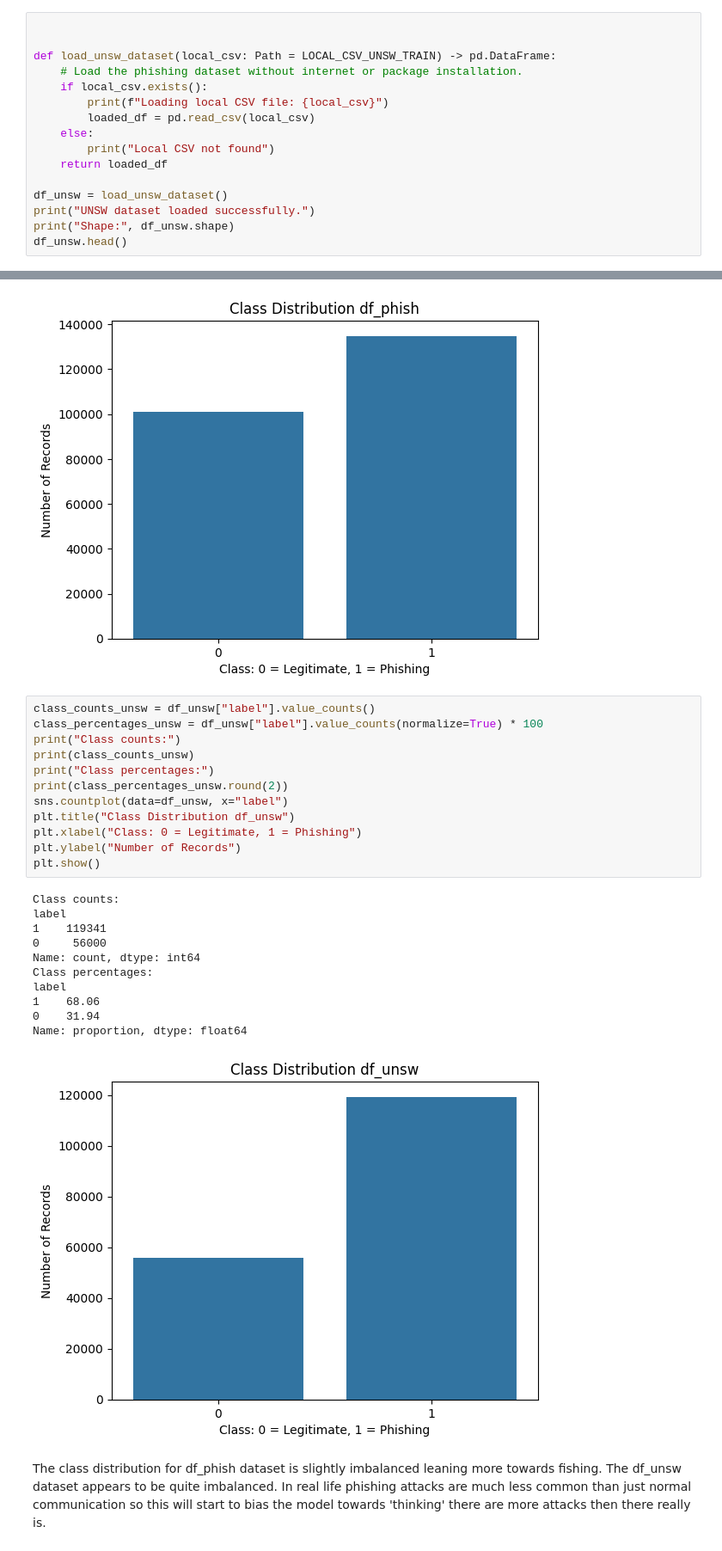
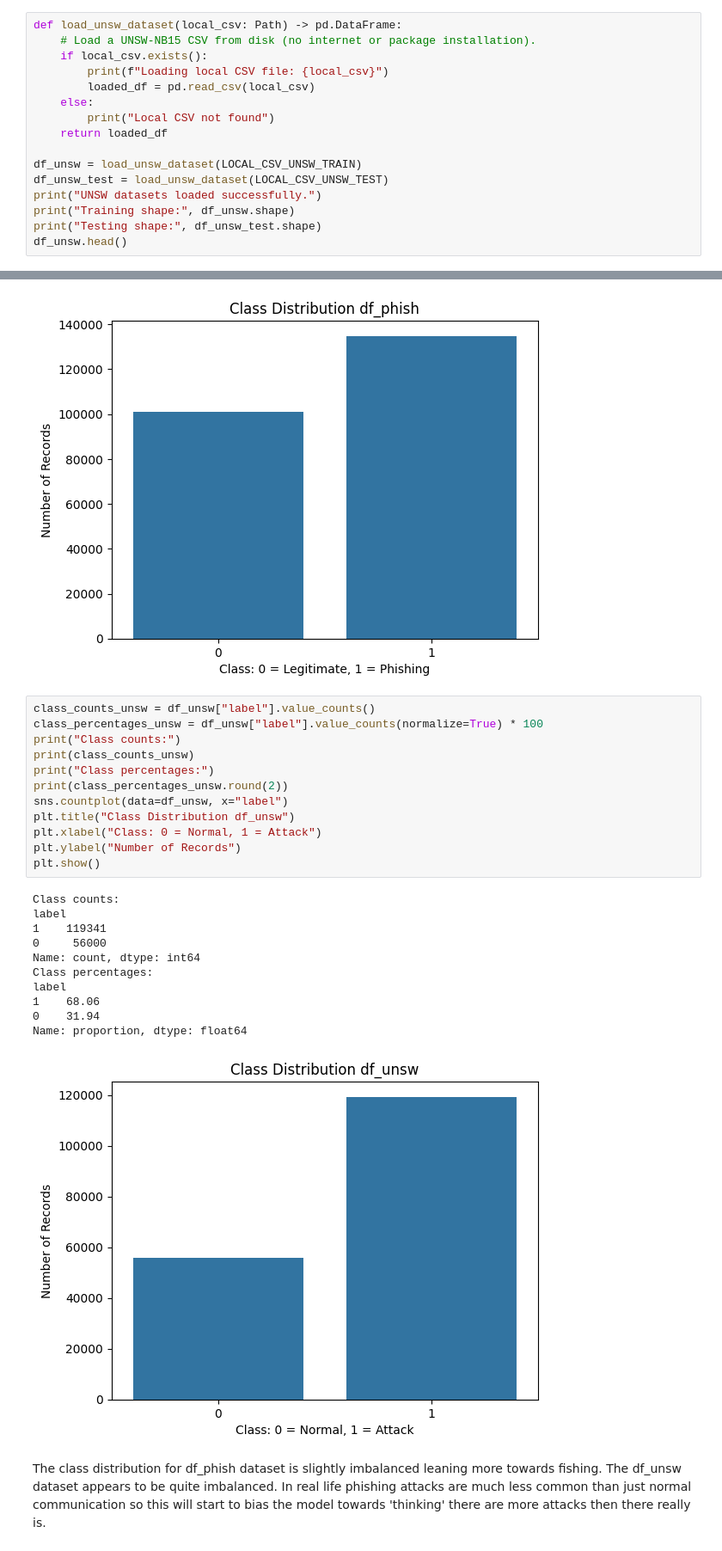
Before and after one commit to blbaum/aiForSecurity, a Jupyter notebook: module2/Assignment1-Baum.ipynb, the cells around one changed output, grey strips where cells are left out. Shown at 86% size. Saved outputs shown, nothing was run; the diff lists cells and outputs as text.

```diff
--- a/module2/Assignment1-Baum.ipynb
+++ b/module2/Assignment1-Baum.ipynb
@@ -65,10 +66,8 @@ Shape: (235795, 56)
 | 3 | 554095.txt | https://www.sfnmjournal.com | 26 | www.sfnmjournal.com | 19 | 0 | com | 100.0 | ... |
 | 4 | 151578.txt | https://www.rewildingargentina.org | 33 | www.rewildingargentina.org | 26 | 0 | org | 100.0 | ... |
 # %%
-
-
-def load_unsw_dataset(local_csv: Path = LOCAL_CSV_UNSW_TRAIN) -> pd.DataFrame:
-    # Load the phishing dataset without internet or package installation.
+def load_unsw_dataset(local_csv: Path) -> pd.DataFrame:
+    # Load a UNSW-NB15 CSV from disk (no internet or package installation).
     if local_csv.exists():
         print(f"Loading local CSV file: {local_csv}")
         loaded_df = pd.read_csv(local_csv)
@@ -76,9 +75,11 @@ def load_unsw_dataset(local_csv: Path = LOCAL_CSV_UNSW_TRAIN) -> pd.DataFrame:
         print("Local CSV not found")
     return loaded_df
 
-df_unsw = load_unsw_dataset()
-print("UNSW dataset loaded successfully.")
-print("Shape:", df_unsw.shape)
+df_unsw = load_unsw_dataset(LOCAL_CSV_UNSW_TRAIN)
+df_unsw_test = load_unsw_dataset(LOCAL_CSV_UNSW_TEST)
+print("UNSW datasets loaded successfully.")
+print("Training shape:", df_unsw.shape)
+print("Testing shape:", df_unsw_test.shape)
 df_unsw.head()
 # %% [output]
 Loading local CSV file: UNSW_NB15_training-set.csv
@@ -193,27 +196,27 @@ Name: proportion, dtype: float64
 # %%
 class_counts_unsw = df_unsw["label"].value_counts()
 class_percentages_unsw = df_unsw["label"].value_counts(normalize=True) * 100
 print("Class counts:")
 print(class_counts_unsw)
 print("Class percentages:")
 print(class_percentages_unsw.round(2))
 sns.countplot(data=df_unsw, x="label")
 plt.title("Class Distribution df_unsw")
-plt.xlabel("Class: 0 = Legitimate, 1 = Phishing")
+plt.xlabel("Class: 0 = Normal, 1 = Attack")
 plt.ylabel("Number of Records")
 plt.show()
 # %% [output]
 Class counts:
 label
 1    119341
 0     56000
 Name: count, dtype: int64
 Class percentages:
 label
 1    68.06
 0    31.94
 Name: proportion, dtype: float64
-[figure, old version]
+[figure, new version]
 # %% [markdown]
 The class distribution for df_phish dataset is slightly imbalanced leaning more towards fishing. The df_unsw dataset appears to be quite imbalanced. In real life phishing attacks are much less common than just normal communication so this will start to bias the model towards 'thinking' there are more attacks then there really is.
 # %% [markdown]
```
Also changed, not shown: parts of 48 cells of this notebook, 22 other files.
